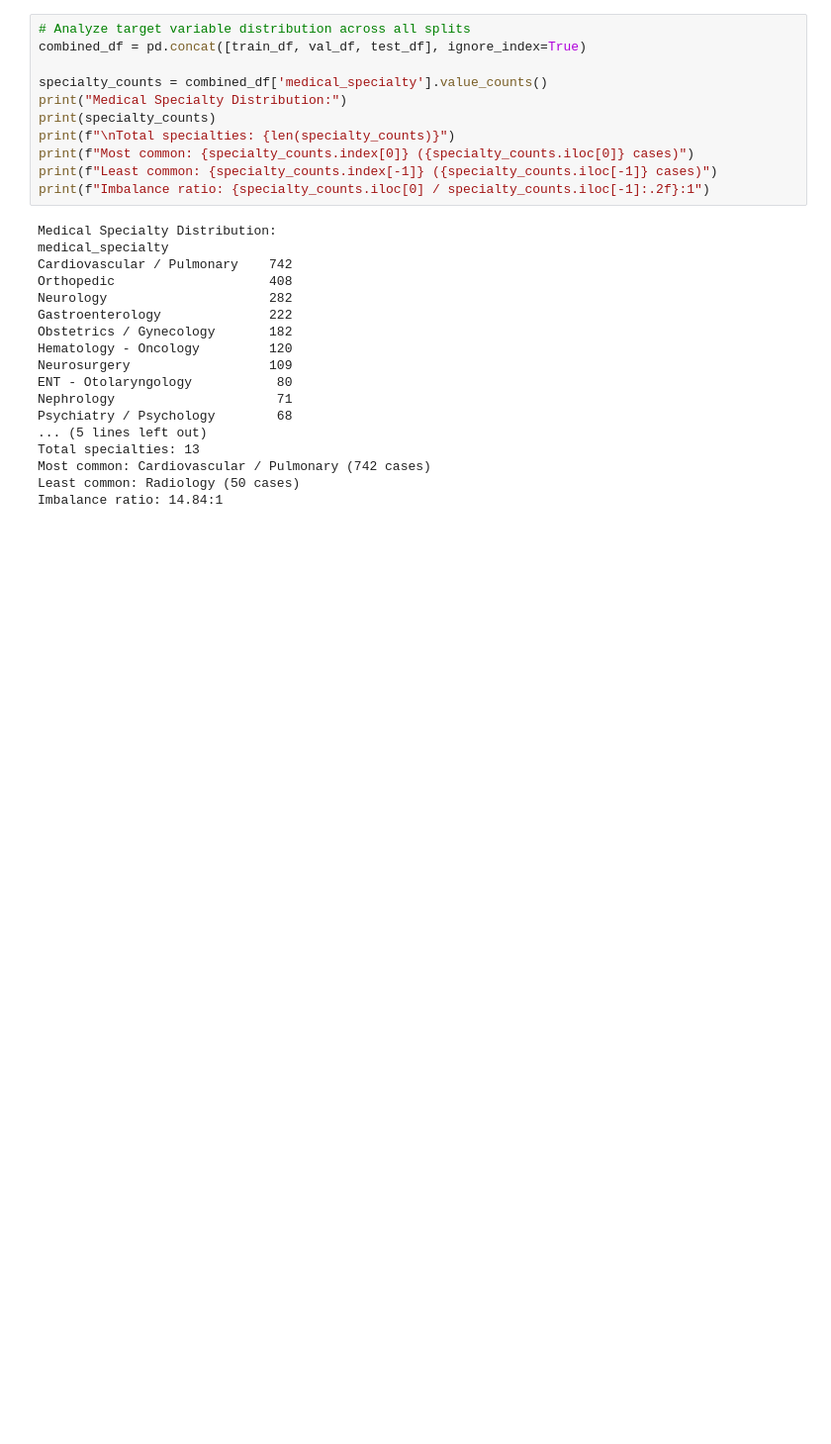
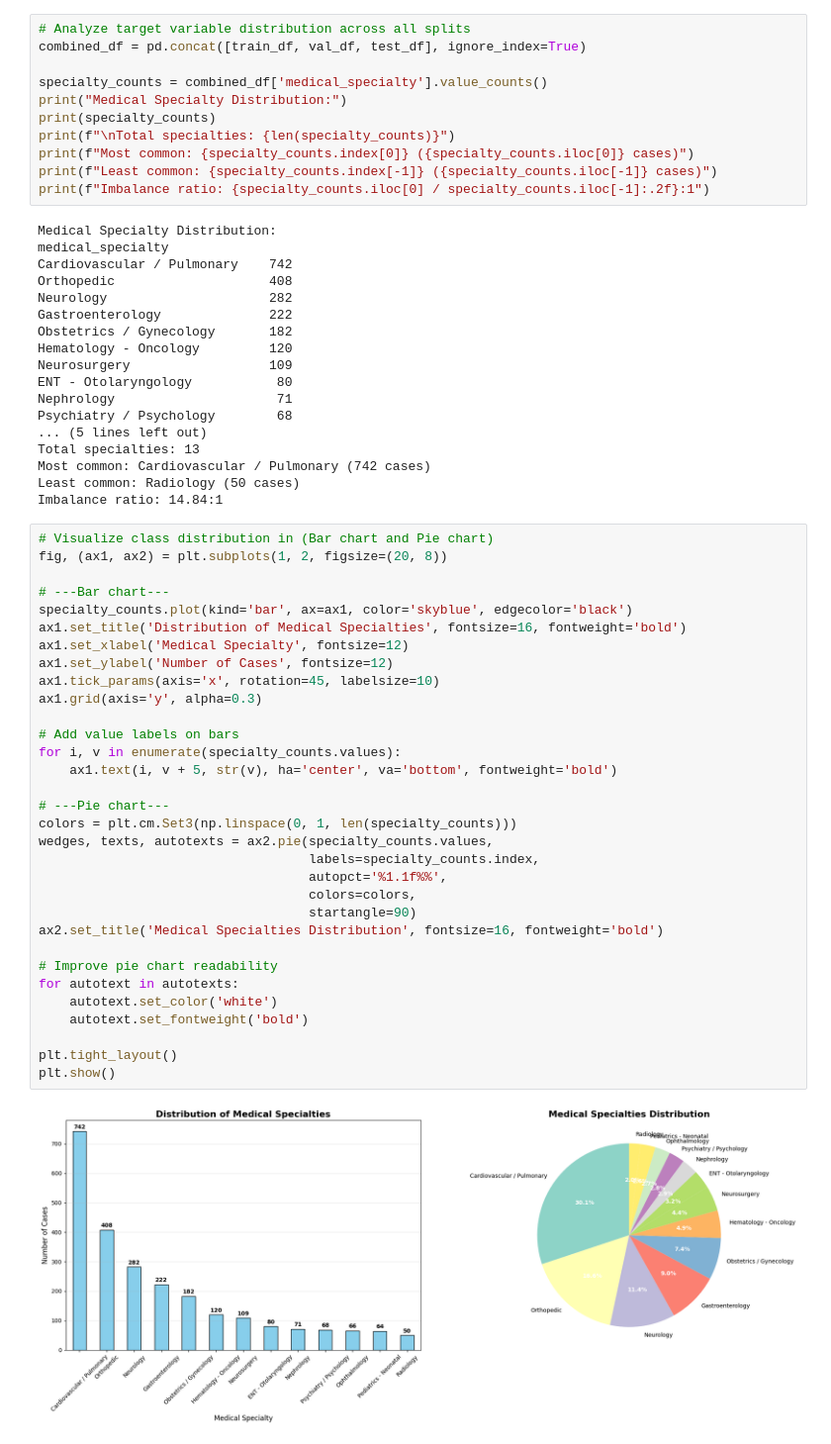
Before and after one commit to Forge25/MedArchive-Solutions-Classification-System, a Jupyter notebook: notebooks/1_eda_and_preprocessing.ipynb, the cells around one changed output. Shown at 99% size. Drawn from its saved outputs; the diff is of its cells as text; blank space fills up the shorter version.

Commit message:
viualize the class distribution

```diff
--- a/notebooks/1_eda_and_preprocessing.ipynb
+++ b/notebooks/1_eda_and_preprocessing.ipynb
@@ -130,3 +131,37 @@ Total specialties: 13
 Most common: Cardiovascular / Pulmonary (742 cases)
 Least common: Radiology (50 cases)
 Imbalance ratio: 14.84:1
+# %%
+# Visualize class distribution in (Bar chart and Pie chart)
+fig, (ax1, ax2) = plt.subplots(1, 2, figsize=(20, 8))
+
+# ---Bar chart---
+specialty_counts.plot(kind='bar', ax=ax1, color='skyblue', edgecolor='black')
+ax1.set_title('Distribution of Medical Specialties', fontsize=16, fontweight='bold')
+ax1.set_xlabel('Medical Specialty', fontsize=12)
+ax1.set_ylabel('Number of Cases', fontsize=12)
+ax1.tick_params(axis='x', rotation=45, labelsize=10)
+ax1.grid(axis='y', alpha=0.3)
+
+# Add value labels on bars
+for i, v in enumerate(specialty_counts.values):
+    ax1.text(i, v + 5, str(v), ha='center', va='bottom', fontweight='bold')
+
+# ---Pie chart---
+colors = plt.cm.Set3(np.linspace(0, 1, len(specialty_counts)))
+wedges, texts, autotexts = ax2.pie(specialty_counts.values,
+                                   labels=specialty_counts.index,
+                                   autopct='%1.1f%%',
+                                   colors=colors,
+                                   startangle=90)
+ax2.set_title('Medical Specialties Distribution', fontsize=16, fontweight='bold')
+
+# Improve pie chart readability
+for autotext in autotexts:
+    autotext.set_color('white')
+    autotext.set_fontweight('bold')
+
+plt.tight_layout()
+plt.show()
+# %% [output]
+[figure, added]
```
Also changed, not shown: parts of 1 cell of this notebook.
